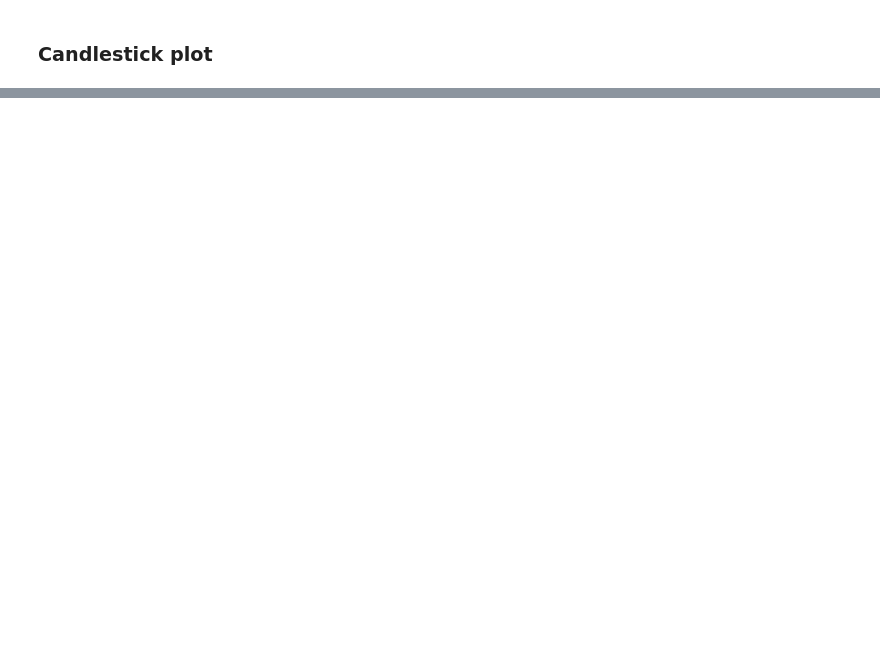
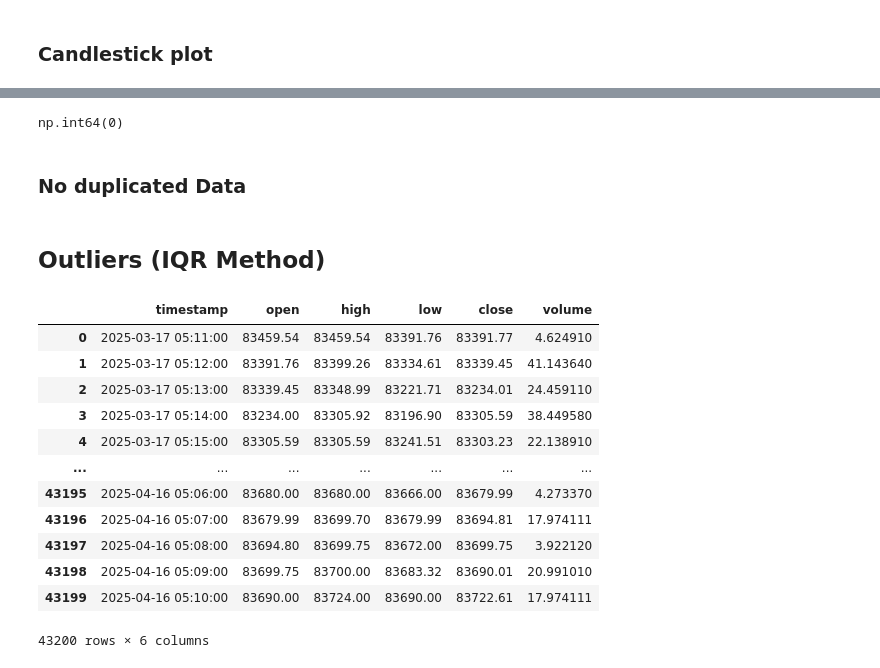
Before and after one commit to slamina-pf/data_analysis_trading_bot, a Jupyter notebook: workbooks/data_analysis.ipynb, the cells around one changed output, grey strips where cells are left out. Cells and saved outputs as stored; diff of their text form; code cells hidden in the pictures; blank space fills up the shorter version.

```diff
--- a/workbooks/data_analysis.ipynb
+++ b/workbooks/data_analysis.ipynb
@@ -227,0 +255,52 @@ fig.write_html("candlestick_chart.html", auto_open=True)
+# %%
+df.duplicated().sum()
+# %% [output]
+np.int64(0)
+# %% [markdown]
+### No duplicated Data
+# %% [markdown]
+## Outliers (IQR Method)
+# %%
+def handle_outliers_iqr(df):
+    # Check if the DataFrame contains numeric columns
+    numeric_columns = df.select_dtypes(include=['number']).columns
+
+    if len(numeric_columns) == 0:
+        print("No numeric columns available for outlier handling.")
+        return df
+
+    # Handle outliers using the IQR method and impute with the mean
+    for column in numeric_columns:
+        # Calculate Q1 (25th percentile) and Q3 (75th percentile)
+        Q1 = df[column].quantile(0.25)
+        Q3 = df[column].quantile(0.75)
+        IQR = Q3 - Q1
+
+        # Define lower and upper bounds for outliers
+        lower_bound = Q1 - 1.5 * IQR
+        upper_bound = Q3 + 1.5 * IQR
+
+        # Identify outliers
+        outliers = (df[column] < lower_bound) | (df[column] > upper_bound)
+
+        # Impute outliers with the column mean
+        mean_value = df[column].mean()
+        df[column] = df[column].where(~outliers, mean_value)
+
+    return df
+# %%
+handle_outliers_iqr(df)
+# %% [output]
+|  | timestamp | open | high | low | close | volume |
+| 0 | 2025-03-17 05:11:00 | 83459.54 | 83459.54 | 83391.76 | 83391.77 | 4.624910 |
+| 1 | 2025-03-17 05:12:00 | 83391.76 | 83399.26 | 83334.61 | 83339.45 | 41.143640 |
+| 2 | 2025-03-17 05:13:00 | 83339.45 | 83348.99 | 83221.71 | 83234.01 | 24.459110 |
+| 3 | 2025-03-17 05:14:00 | 83234.00 | 83305.92 | 83196.90 | 83305.59 | 38.449580 |
+| 4 | 2025-03-17 05:15:00 | 83305.59 | 83305.59 | 83241.51 | 83303.23 | 22.138910 |
+| ... | ... | ... | ... | ... | ... | ... |
+| 43195 | 2025-04-16 05:06:00 | 83680.00 | 83680.00 | 83666.00 | 83679.99 | 4.273370 |
+| 43196 | 2025-04-16 05:07:00 | 83679.99 | 83699.70 | 83679.99 | 83694.81 | 17.974111 |
+| 43197 | 2025-04-16 05:08:00 | 83694.80 | 83699.75 | 83672.00 | 83699.75 | 3.922120 |
+| 43198 | 2025-04-16 05:09:00 | 83699.75 | 83700.00 | 83683.32 | 83690.01 | 20.991010 |
+| 43199 | 2025-04-16 05:10:00 | 83690.00 | 83724.00 | 83690.00 | 83722.61 | 17.974111 |
+43200 rows × 6 columns
```
Also changed, not shown: parts of 30 cells of this notebook, 2 other files.
